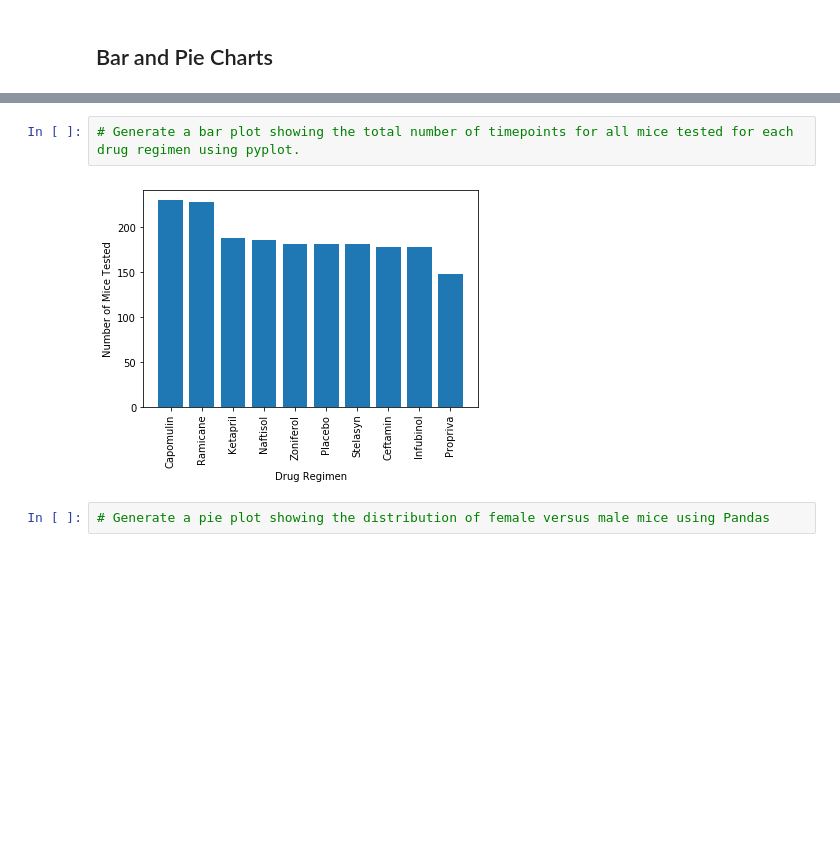
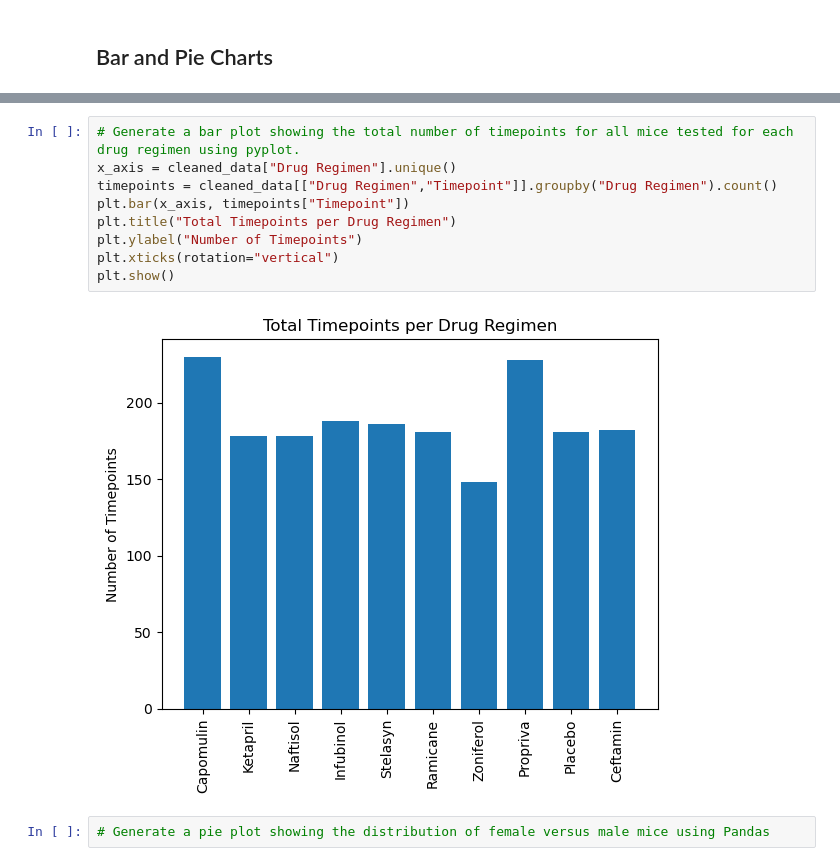
Before and after one commit to andrew-fellowes/matplotlib-challenge, a Jupyter notebook: Pymaceuticals/pymaceuticals_starter.ipynb, the cells around one changed output, grey strips where cells are left out. Saved outputs shown, nothing was run; the diff lists cells and outputs as text; blank space fills up the shorter version.

```diff
--- a/Pymaceuticals/pymaceuticals_starter.ipynb
+++ b/Pymaceuticals/pymaceuticals_starter.ipynb
@@ -139,7 +142,14 @@ summary_tum_vol_by_drug2
 # %%
 # Generate a bar plot showing the total number of timepoints for all mice tested for each drug regimen using pyplot.
+x_axis = cleaned_data["Drug Regimen"].unique()
+timepoints = cleaned_data[["Drug Regimen","Timepoint"]].groupby("Drug Regimen").count()
+plt.bar(x_axis, timepoints["Timepoint"])
+plt.title("Total Timepoints per Drug Regimen")
+plt.ylabel("Number of Timepoints")
+plt.xticks(rotation="vertical")
+plt.show()
 # %% [output]
-[figure, old version]
+[figure, new version]
 # %%
 # Generate a pie plot showing the distribution of female versus male mice using Pandas
 # %% [output]
```
Also changed, not shown: parts of 1 cell of this notebook.
